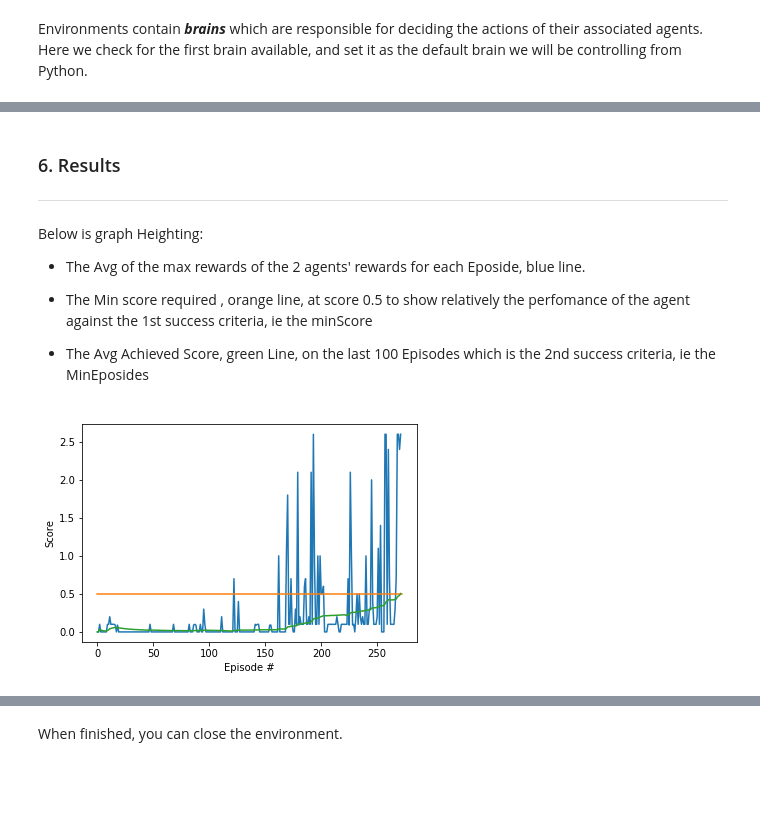
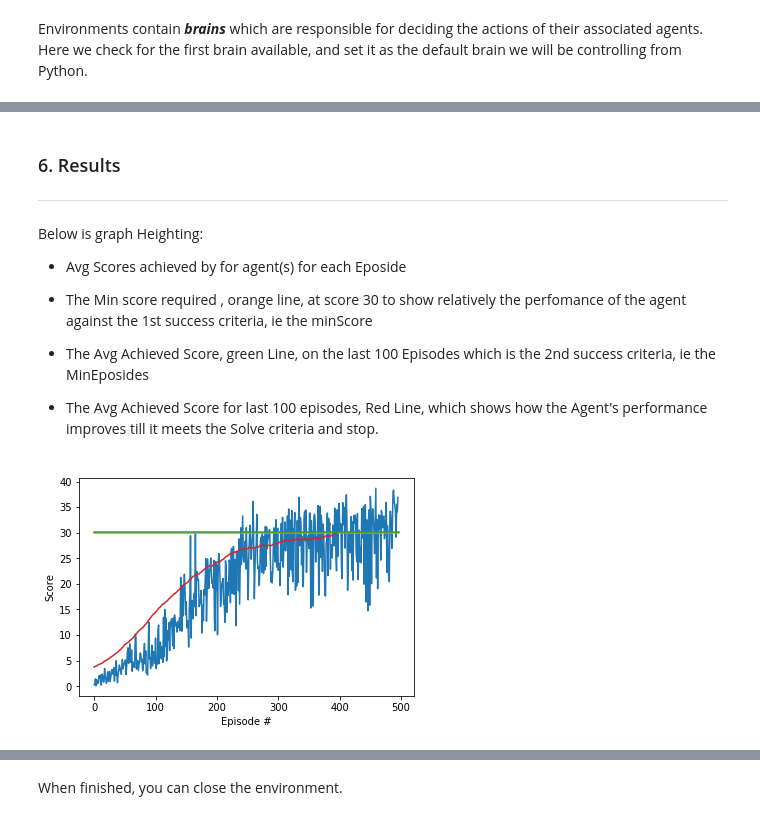
Before and after one commit to yehiahesham/MultiAgent_Gaming_RL_Agents, a Jupyter notebook: Report.ipynb, the cells around one changed output, grey strips where cells are left out. Cells and saved outputs as stored; diff of their text form; code cells hidden in the pictures; blank space fills up the shorter version.

```diff
--- a/Report.ipynb
+++ b/Report.ipynb
@@ -219,0 +174,4 @@ Actor network built: ModuleList(
+# %%
+agents=[]
+for agent in range(0,num_agents):
+   agents.append(Agent(state_size=brain.vector_observation_space_size, action_size=brain.vector_action_space_size, random_seed=10))
@@ -220 +202,30 @@ Actor network built: ModuleList(
+# %%
+len(agents)
+load_weights=False
+# %%
+if(load_weights):
+    for agent in agents:  # Load per agent last checkpoint
+        agent.actor_local.load_state_dict(torch.load('checkpoint_actor.pth'))
+        agent.critic_local.load_state_dict(torch.load('checkpoint_critic.pth'))
+        agent.soft_update(agent.critic_local, agent.critic_target, 1)
+        agent.soft_update(agent.actor_local, agent.actor_target, 1)
+    #test agent before continuing trainning
+    env_info = env.reset(train_mode=True)[brain_name]      # reset the environment
+    states = env_info.vector_observations                  # get the current state (for each agent)
+    scores = np.zeros(num_agents)                          # initialize the score (for each agent)
+    i=0
+    while True:
+        i+=1
+        actions=[]
+        for i in range(num_agents):
+            actions.append(agents[i].act(states[i]))       # select an action (for each agent)
+        env_info = env.step(actions)[brain_name]           # send all actions to tne environment
+        next_states = env_info.vector_observations         # get next state (for each agent)
+        rewards = env_info.rewards                         # get reward (for each agent)
+        dones = env_info.local_done                        # see if episode finished
+        scores += env_info.rewards                         # update the score (for each agent)
+        states = next_states                               # roll over states to next time step
+        if np.any(dones):                                  # exit loop if episode finished
+            break
+    print('Total score (averaged over agents) this episode: {}, for {} steps'.format(np.mean(scores),i))
 # %% [markdown]
@@ -310,0 +279,2 @@ Environment solved in 271 episodes      Average Score: 0.50
+# %%
+scores = ddpg()
@@ -313,24 +299,28 @@ Environment solved in 271 episodes      Average Score: 0.50
 ---
 Below is graph Heighting:
 
-* The Avg of the max rewards of the 2 agents' rewards for each Eposide, blue line.
+* Avg Scores achieved by for agent(s) for each Eposide
 
-* The Min score required , orange line, at score 0.5 to show relatively the perfomance of the agent against the 1st success criteria, ie the minScore
+* The Min score required , orange line, at score 30 to show relatively the perfomance of the agent against the 1st success criteria, ie the minScore
 
 * The Avg Achieved Score, green Line, on the last 100 Episodes which is the 2nd success criteria, ie the MinEposides
+* The Avg Achieved Score for last 100 episodes, Red Line, which shows how the Agent's performance improves till it meets the Solve criteria and  stop.
 # %%
-# scores, average_score, agent_scores
 fig = plt.figure()
 ax = fig.add_subplot(111)
 plt.plot(np.arange(len(scores)), scores) #scores
-plt.plot([0,len(scores)], [0.5,0.5]) # Criteria Min Value
-plt.plot(np.arange(len(scores)), average_score) #Avg scores
+plt.plot([0,len(scores)], [30,30]) # Criteria Min Value
+plt.plot([0,len(scores)], [np.mean(scores[-100:]),np.mean(scores[-100:])]) # Achieved Mean Score over the last 100 eposides
+avg_score=[]
+for i in range(100,len(scores)):
+    avg_score.append(np.mean(scores[i-100:i]))
 
+plt.plot(np.arange(len(scores)-100), avg_score) #scores
 plt.ylabel('Score')
 plt.xlabel('Episode #')
 plt.show()
 # %% [output]
-[figure, old version]
+[figure, new version]
 # %% [markdown]
 ### 7. Ideas for Future Work
 ---
```
Also changed, not shown: parts of 23 cells of this notebook.
